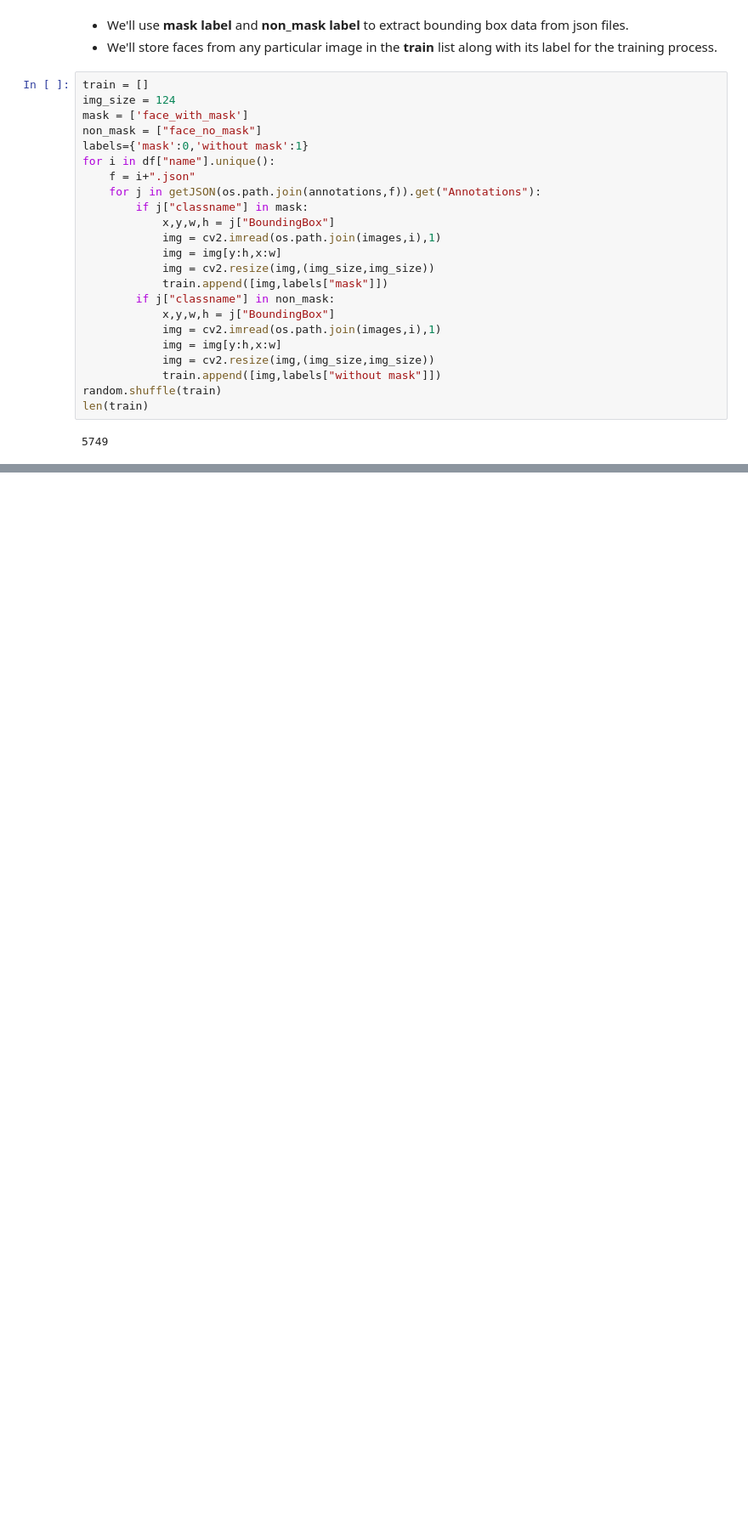
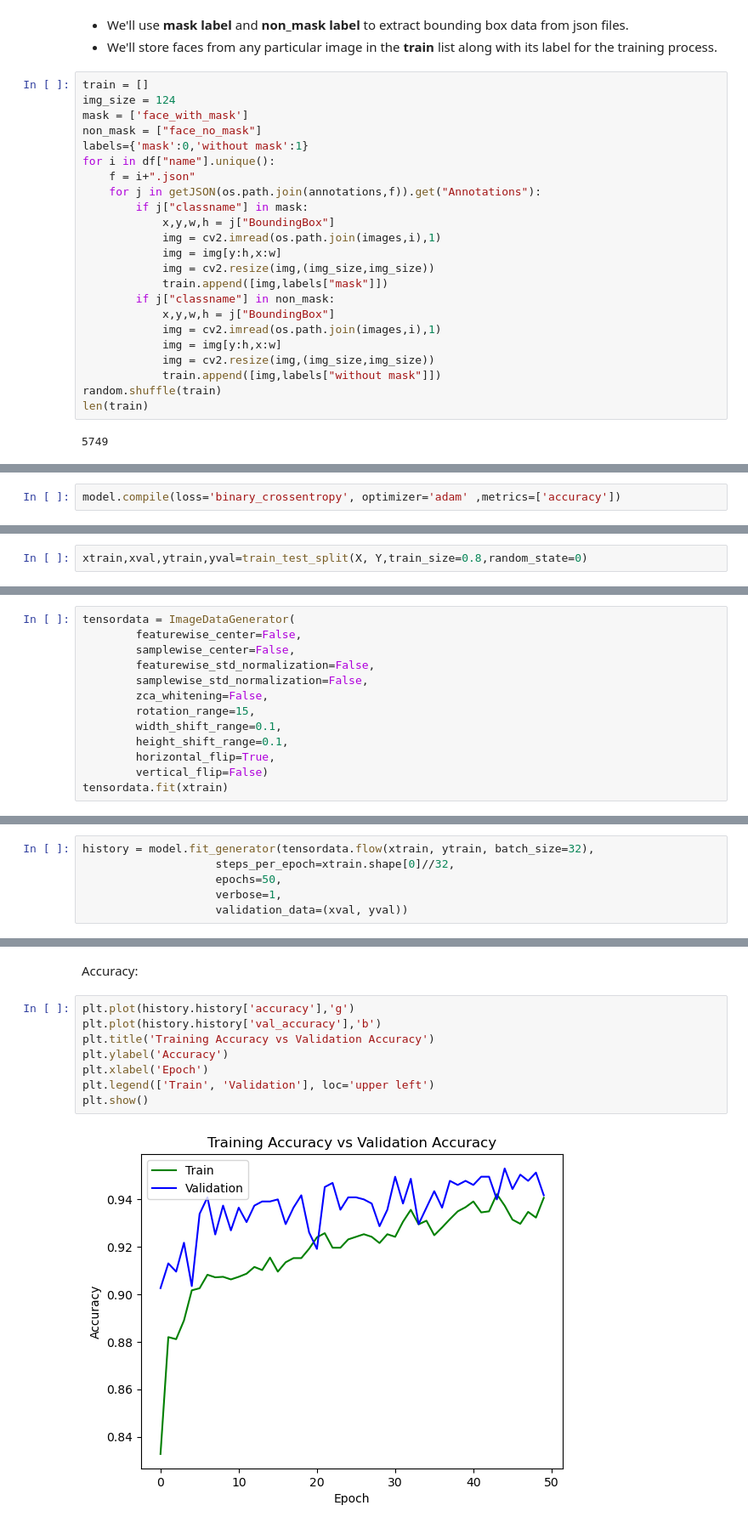
Before and after one commit to anton-asnitsky/naya-ds2022-final-project, a Jupyter notebook: naya-ds2022-final-project.ipynb, the cells around one changed output, grey strips where cells are left out. Shown at 85% size. Cells and saved outputs as stored; diff of their text form; blank space fills up the shorter version.

```diff
--- a/naya-ds2022-final-project.ipynb
+++ b/naya-ds2022-final-project.ipynb
@@ -110,0 +173,2 @@ len(train)
+# %%
+model.compile(loss='binary_crossentropy', optimizer='adam' ,metrics=['accuracy'])
@@ -110,0 +177,2 @@ len(train)
+# %%
+xtrain,xval,ytrain,yval=train_test_split(X, Y,train_size=0.8,random_state=0)
@@ -110,0 +181,13 @@ len(train)
+# %%
+tensordata = ImageDataGenerator(
+        featurewise_center=False,
+        samplewise_center=False,
+        featurewise_std_normalization=False,
+        samplewise_std_normalization=False,
+        zca_whitening=False,
+        rotation_range=15,
+        width_shift_range=0.1,
+        height_shift_range=0.1,
+        horizontal_flip=True,
+        vertical_flip=False)
+tensordata.fit(xtrain)
@@ -110,0 +196,6 @@ len(train)
+# %%
+history = model.fit_generator(tensordata.flow(xtrain, ytrain, batch_size=32),
+                    steps_per_epoch=xtrain.shape[0]//32,
+                    epochs=50,
+                    verbose=1,
+                    validation_data=(xval, yval))
@@ -110,0 +224,12 @@ len(train)
+# %% [markdown]
+Accuracy:
+# %%
+plt.plot(history.history['accuracy'],'g')
+plt.plot(history.history['val_accuracy'],'b')
+plt.title('Training Accuracy vs Validation Accuracy')
+plt.ylabel('Accuracy')
+plt.xlabel('Epoch')
+plt.legend(['Train', 'Validation'], loc='upper left')
+plt.show()
+# %% [output]
+[figure, added]
```
Also changed, not shown: parts of 16 cells of this notebook.
